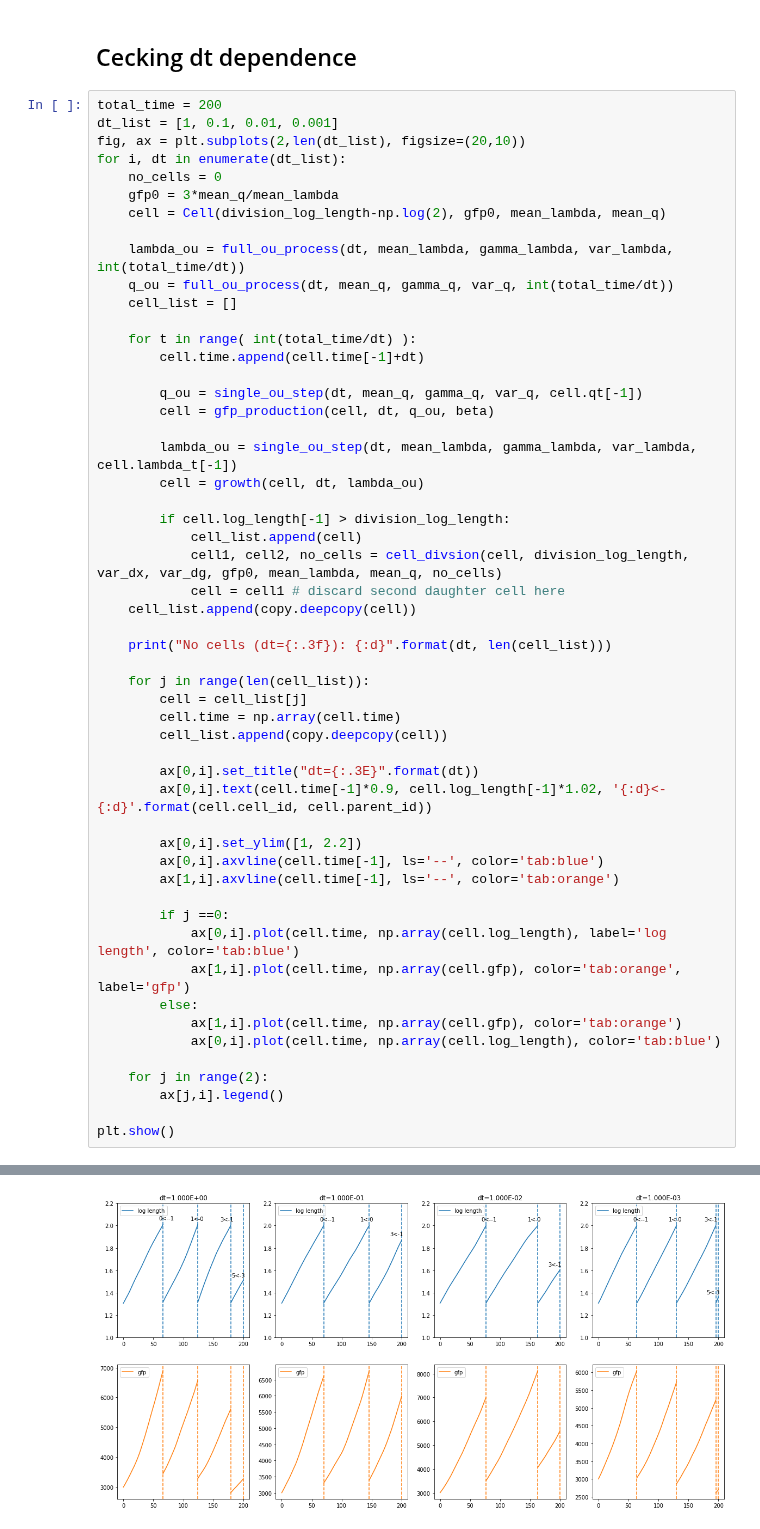
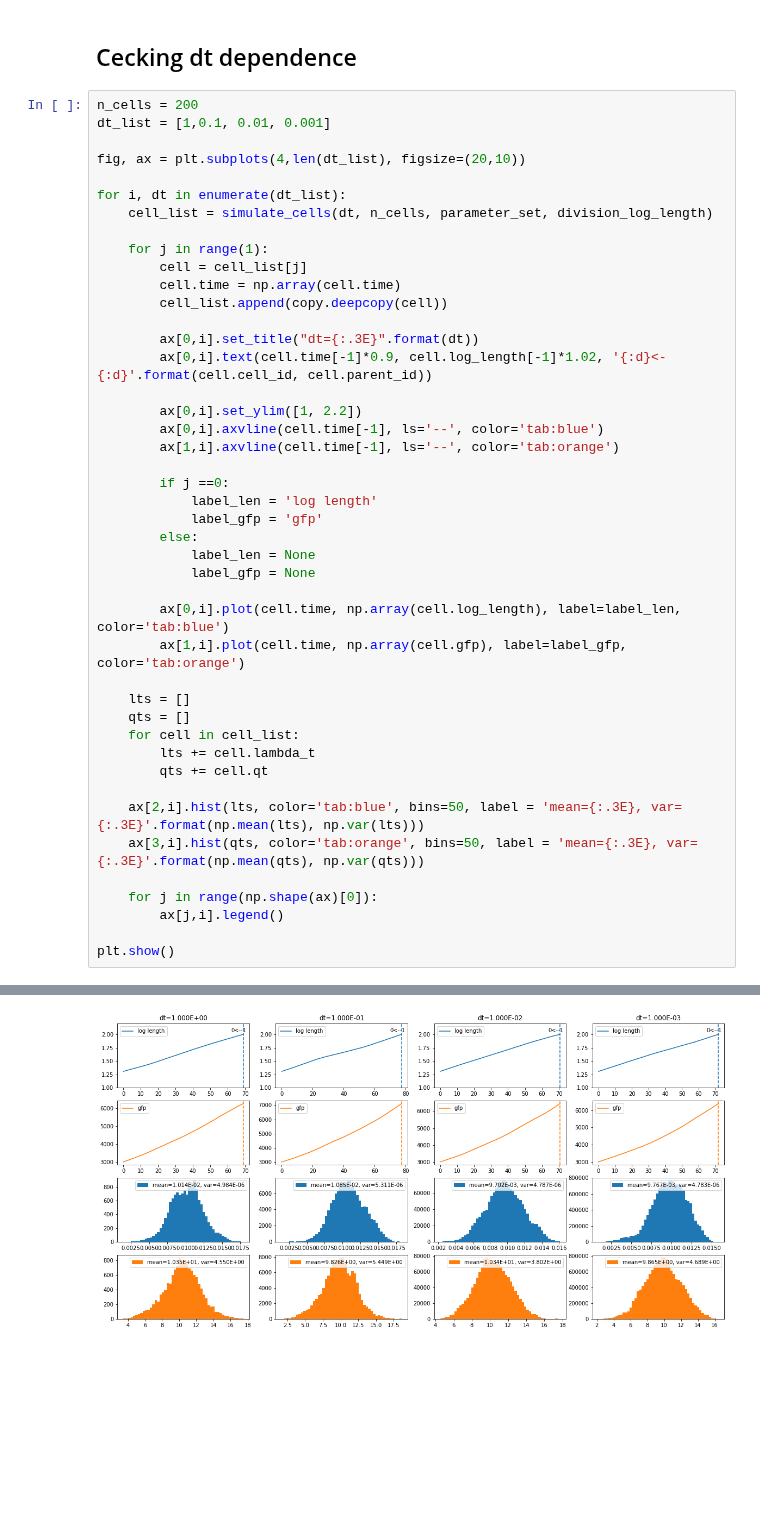
Before and after one commit to bjks/gfp_gaussian_process, a Jupyter notebook: notebooks/simulate_data.ipynb, the cells around one changed output, grey strips where cells are left out. Drawn from its saved outputs; the diff is of its cells as text; blank space fills up the shorter version.

```diff
--- a/notebooks/simulate_data.ipynb
+++ b/notebooks/simulate_data.ipynb
@@ -317,36 +361,15 @@ tree.show()
 
 ## Cecking dt dependence
 # %%
-total_time = 200
-dt_list = [1, 0.1, 0.01, 0.001]
-fig, ax = plt.subplots(2,len(dt_list), figsize=(20,10))
+n_cells = 200
+dt_list = [1,0.1, 0.01, 0.001]
+
+fig, ax = plt.subplots(4,len(dt_list), figsize=(20,10))
+
 for i, dt in enumerate(dt_list):
-    no_cells = 0
-    gfp0 = 3*mean_q/mean_lambda
-    cell = Cell(division_log_length-np.log(2), gfp0, mean_lambda, mean_q)
+    cell_list = simulate_cells(dt, n_cells, parameter_set, division_log_length)
 
-    lambda_ou = full_ou_process(dt, mean_lambda, gamma_lambda, var_lambda, int(total_time/dt))
-    q_ou = full_ou_process(dt, mean_q, gamma_q, var_q, int(total_time/dt))
-    cell_list = []
-
-    for t in range( int(total_time/dt) ):
-        cell.time.append(cell.time[-1]+dt)
-
-        q_ou = single_ou_step(dt, mean_q, gamma_q, var_q, cell.qt[-1])
-        cell = gfp_production(cell, dt, q_ou, beta)
-
-        lambda_ou = single_ou_step(dt, mean_lambda, gamma_lambda, var_lambda, cell.lambda_t[-1])
-        cell = growth(cell, dt, lambda_ou)
-
-        if cell.log_length[-1] > division_log_length:
-            cell_list.append(cell)
-            cell1, cell2, no_cells = cell_divsion(cell, division_log_length, var_dx, var_dg, gfp0, mean_lambda, mean_q, no_cells)
-            cell = cell1 # discard second daughter cell here
-    cell_list.append(copy.deepcopy(cell))
-
-    print("No cells (dt={:.3f}): {:d}".format(dt, len(cell_list)))
-
-    for j in range(len(cell_list)):
+    for j in range(1):
         cell = cell_list[j]
         cell.time = np.array(cell.time)
         cell_list.append(copy.deepcopy(cell))
@@ -359,13 +382,25 @@ for i, dt in enumerate(dt_list):
         ax[1,i].axvline(cell.time[-1], ls='--', color='tab:orange')
 
         if j ==0:
-            ax[0,i].plot(cell.time, np.array(cell.log_length), label='log length', color='tab:blue')
-            ax[1,i].plot(cell.time, np.array(cell.gfp), color='tab:orange', label='gfp')
+            label_len = 'log length'
+            label_gfp = 'gfp'
         else:
-            ax[1,i].plot(cell.time, np.array(cell.gfp), color='tab:orange')
-            ax[0,i].plot(cell.time, np.array(cell.log_length), color='tab:blue')
+            label_len = None
+            label_gfp = None
 
-    for j in range(2):
+        ax[0,i].plot(cell.time, np.array(cell.log_length), label=label_len, color='tab:blue')
+        ax[1,i].plot(cell.time, np.array(cell.gfp), label=label_gfp, color='tab:orange')
+
+    lts = []
+    qts = []
+    for cell in cell_list:
+        lts += cell.lambda_t
+        qts += cell.qt
+
+    ax[2,i].hist(lts, color='tab:blue', bins=50, label = 'mean={:.3E}, var={:.3E}'.format(np.mean(lts), np.var(lts)))
+    ax[3,i].hist(qts, color='tab:orange', bins=50, label = 'mean={:.3E}, var={:.3E}'.format(np.mean(qts), np.var(qts)))
+
+    for j in range(np.shape(ax)[0]):
         ax[j,i].legend()
 
 plt.show()
@@ -377 +412 @@ No cells (dt=0.001): 4
-[figure, old version]
+[figure, new version]
```
Also changed, not shown: parts of 12 cells of this notebook, 9 other files.
